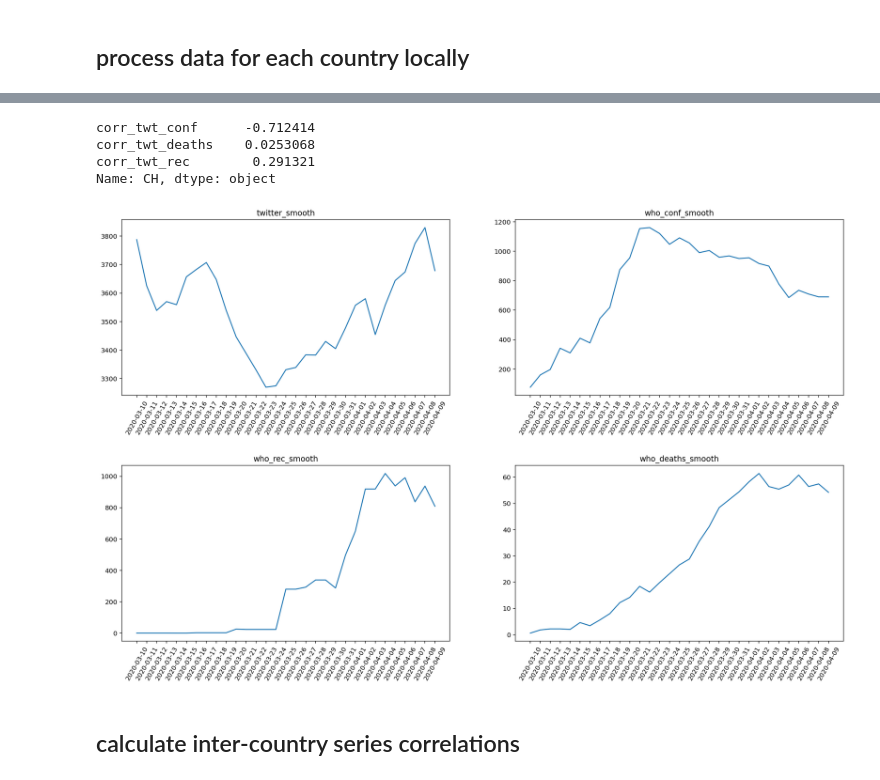
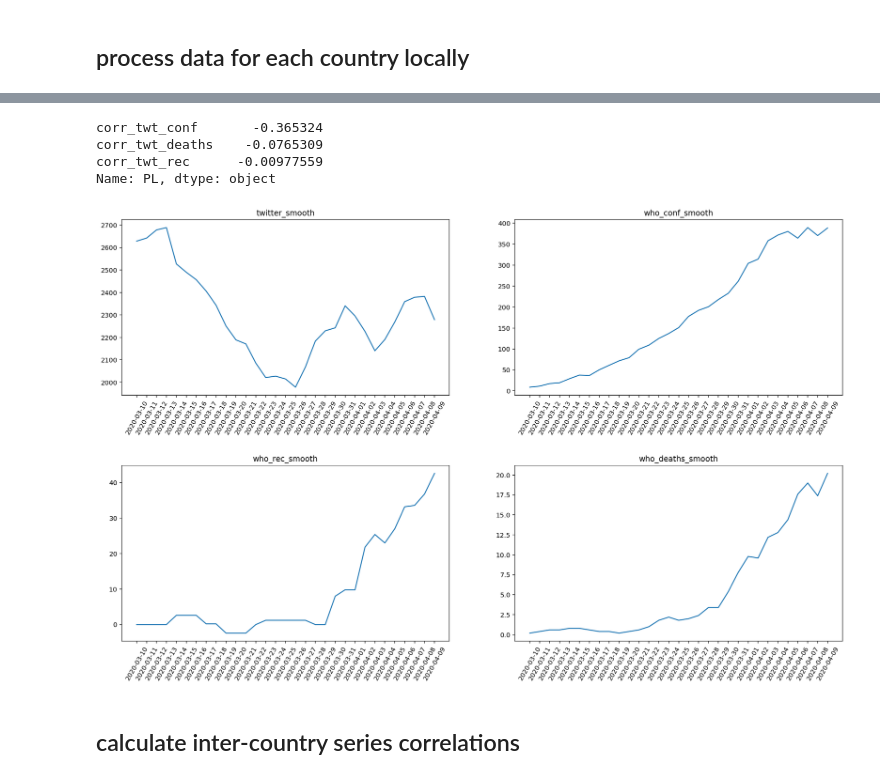
Before and after one commit to mszpyrka/CoronavirusMining, a Jupyter notebook: analysis/prototyp2.ipynb, the cells around one changed output, grey strips where cells are left out. Cells and saved outputs as stored; diff of their text form; code cells hidden in the pictures.

```diff
--- a/analysis/prototyp2.ipynb
+++ b/analysis/prototyp2.ipynb
@@ -90,26 +90,26 @@ Wall time: 5.11 s
 | AD | 2020-03-08 122 2020-03-09 128 202... | 2020-03-10 167.8 2020-03-11 183.8... | 2020-03-08 0.0 2020-03-09 0.0 202... | 2020-03-10 0.0 2020-03-11 0.0 202... | 2020-03-08 0.0 2020-03-09 0.0 202... | 2020-03-10 0.0 2020-03-11 0.0 202... | ... |
 | AE | 2020-03-08 2355 2020-03-09 2388 2... | 2020-03-10 2169.8 2020-03-11 2091... | 2020-03-08 0.0 2020-03-09 0.0 202... | 2020-03-10 8.0 2020-03-11 8.0 202... | 2020-03-08 0.0 2020-03-09 0.0 202... | 2020-03-10 0.0 2020-03-11 0.0 202... | ... |
 # %%
-code = 'CH'
+code = 'PL'
 country_summary = summary_df.loc[code]
 
 series_list = ['twitter_smooth', 'who_conf_smooth', 'who_rec_smooth', 'who_deaths_smooth']
 
 print(country_summary[-3:])
 
 plt.figure(figsize=(20, 12))
 
 for i, series_name in enumerate(series_list):
     plt.subplot(2, 2, i + 1)
     plt.xticks(rotation=60)
     plt.plot(country_summary[series_name])
     plt.subplots_adjust(hspace=0.4)
     plt.title(series_name)
 # %% [output]
-corr_twt_conf      -0.712414
-corr_twt_deaths    0.0253068
-corr_twt_rec        0.291321
-Name: CH, dtype: object
+corr_twt_conf       -0.365324
+corr_twt_deaths    -0.0765309
+corr_twt_rec      -0.00977559
+Name: PL, dtype: object
-[figure, old version]
+[figure, new version]
 # %% [markdown]
 ## calculate inter-country series correlations
```
Also changed, not shown: parts of 7 cells of this notebook, 3 other files.
